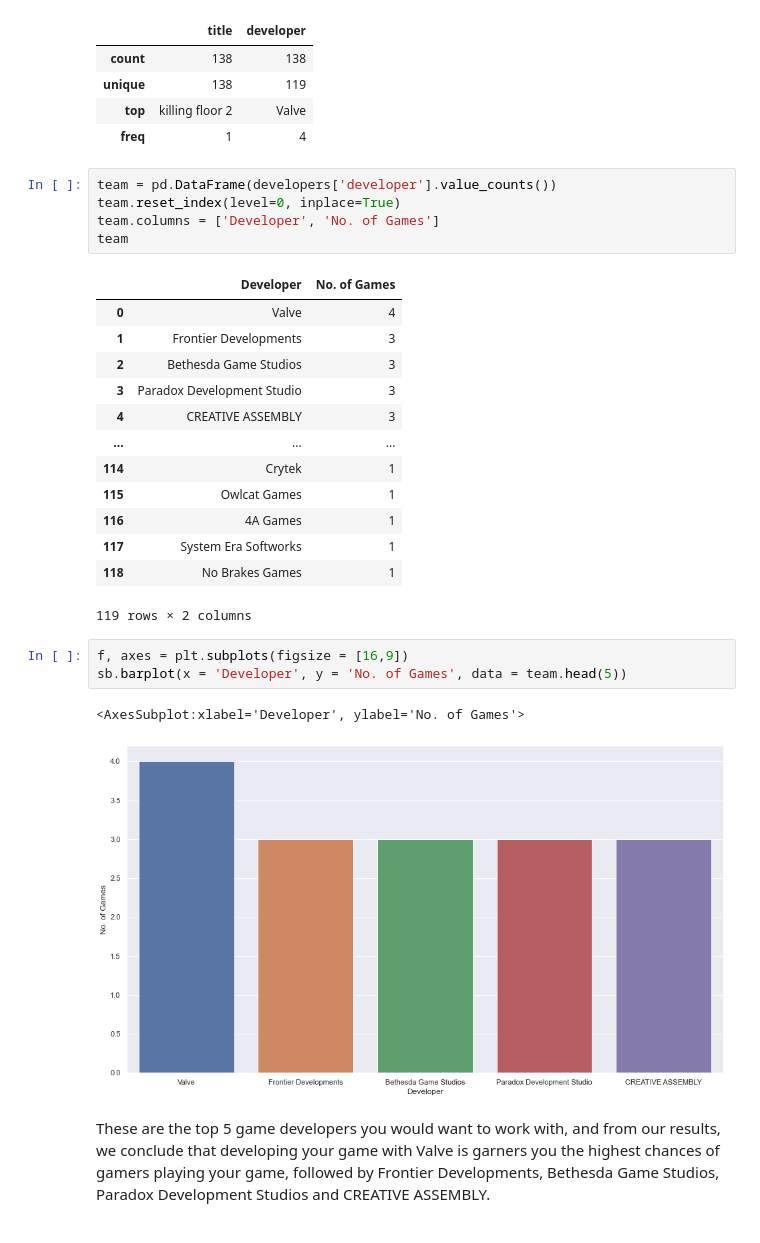
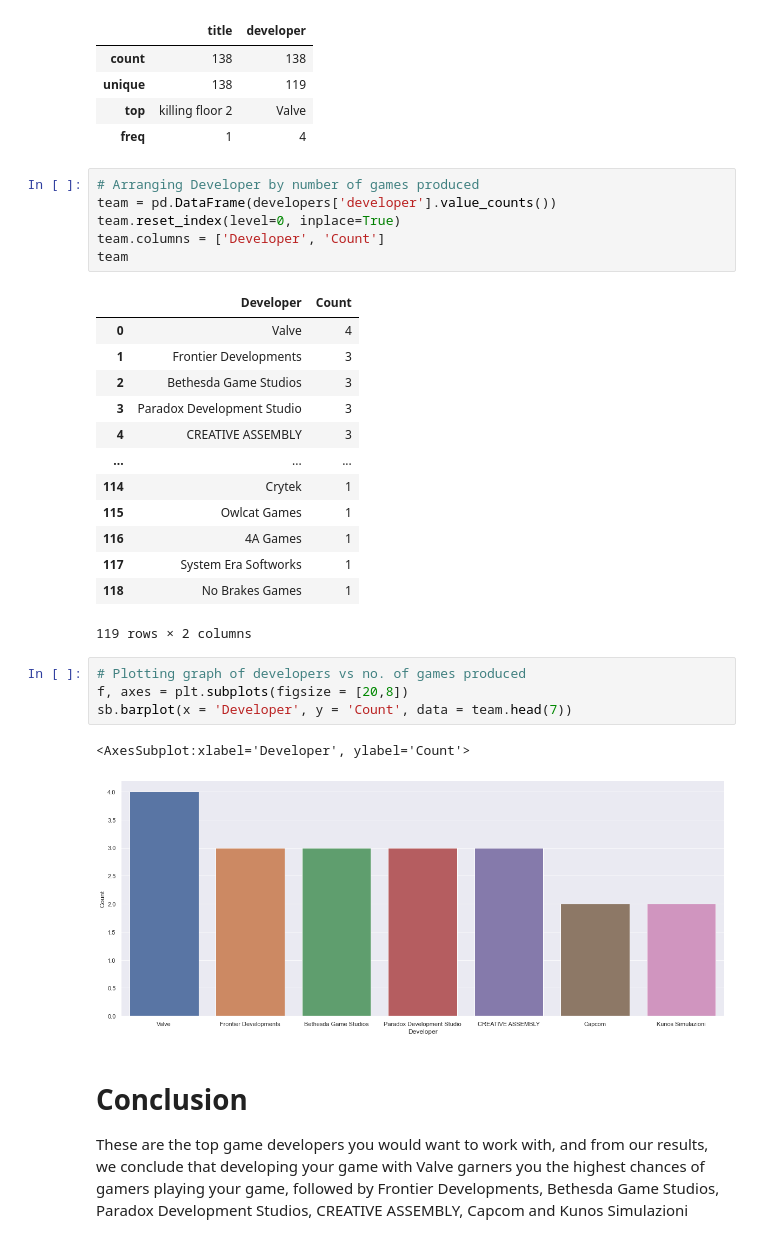
Before and after one commit to pyaepyaelily/videoGame, a Jupyter notebook: Developers_Justin.ipynb, the cells around one changed output. Saved outputs shown, nothing was run; the diff lists cells and outputs as text.

```diff
--- a/Developers_final.ipynb
+++ b/Developers_Justin.ipynb
@@ -174,12 +181,13 @@ developers.describe()
 | top | killing floor 2 | Valve |
 | freq | 1 | 4 |
 # %%
+# Arranging Developer by number of games produced
 team = pd.DataFrame(developers['developer'].value_counts())
 team.reset_index(level=0, inplace=True)
-team.columns = ['Developer', 'No. of Games']
+team.columns = ['Developer', 'Count']
 team
 # %% [output]
-|  | Developer | No. of Games |
+|  | Developer | Count |
 | 0 | Valve | 4 |
 | 1 | Frontier Developments | 3 |
 | 2 | Bethesda Game Studios | 3 |
@@ -193,10 +201,13 @@ team
 | 118 | No Brakes Games | 1 |
 119 rows × 2 columns
 # %%
-f, axes = plt.subplots(figsize = [16,9])
-sb.barplot(x = 'Developer', y = 'No. of Games', data = team.head(5))
+# Plotting graph of developers vs no. of games produced
+f, axes = plt.subplots(figsize = [20,8])
+sb.barplot(x = 'Developer', y = 'Count', data = team.head(7))
 # %% [output]
-<AxesSubplot:xlabel='Developer', ylabel='No. of Games'>
+<AxesSubplot:xlabel='Developer', ylabel='Count'>
-[figure, old version]
+[figure, new version]
 # %% [markdown]
-These are the top 5 game developers you would want to work with, and from our results, we conclude that developing your game with Valve is garners you the highest chances of gamers playing your game, followed by Frontier Developments, Bethesda Game Studios, Paradox Development Studios and CREATIVE ASSEMBLY.
+# Conclusion
+
+These are the top game developers you would want to work with, and from our results, we conclude that developing your game with Valve garners you the highest chances of gamers playing your game, followed by Frontier Developments, Bethesda Game Studios, Paradox Development Studios, CREATIVE ASSEMBLY, Capcom and Kunos Simulazioni
```
Also changed, not shown: parts of 10 cells of this notebook, 1 other file.
